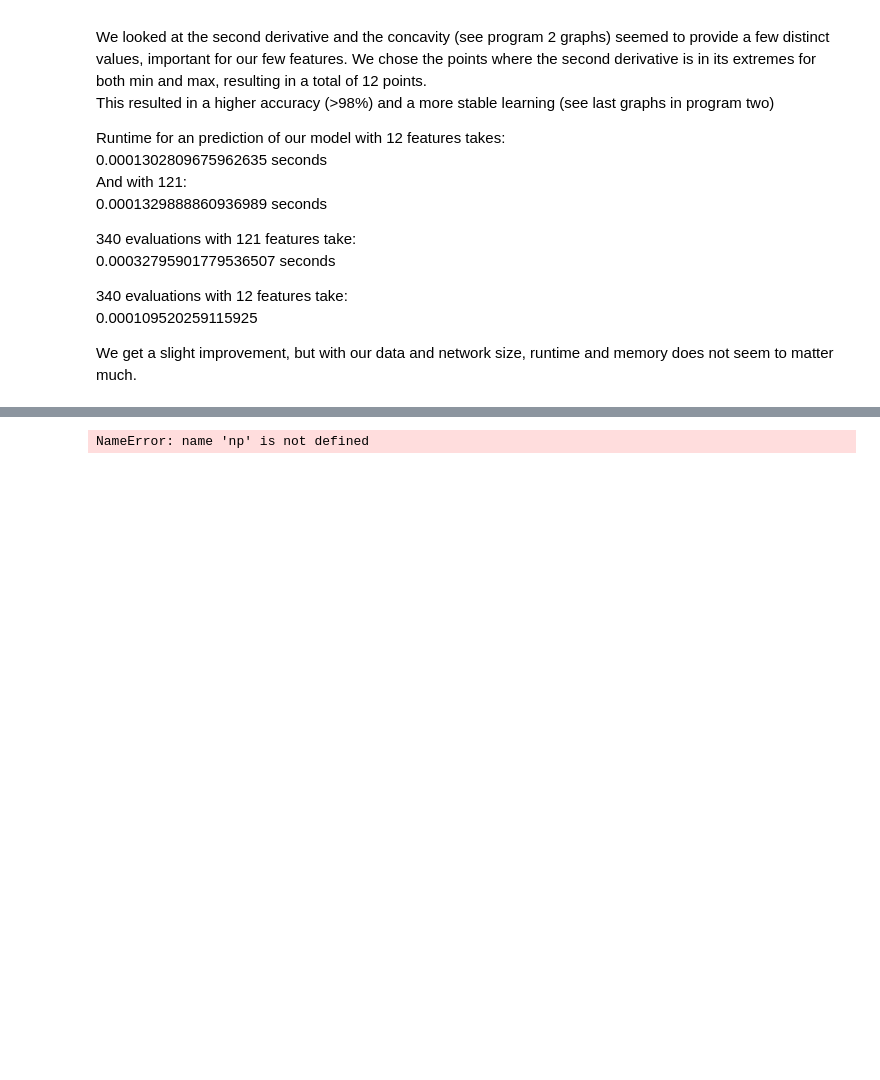
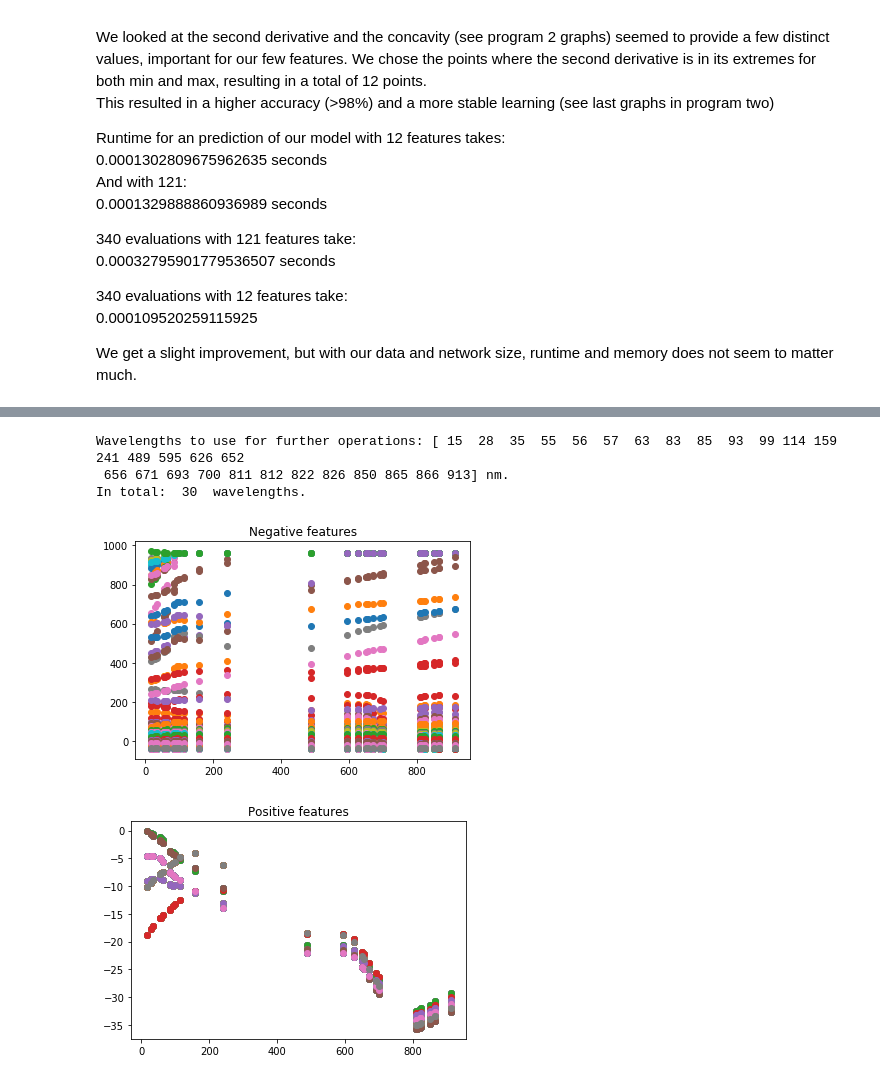
Before and after one commit to Genises/H-BRS_NeuralNetworks, a Jupyter notebook: NN_Project_29.10.2018.ipynb, the cells around one changed output, grey strips where cells are left out. Saved outputs shown, nothing was run; the diff lists cells and outputs as text; code cells hidden in the pictures; blank space fills up the shorter version.

```diff
--- a/NN_Project_29.10.2018.ipynb
+++ b/NN_Project_29.10.2018.ipynb
@@ -241,59 +272,84 @@ NameError: name 'np' is not defined
 # %%
 #--------------------------------------------------------------------------------Split Up Data
-#hardcoded
-# Get gradients
-#maxGradients = gradientData.argmax(axis=1)
-#minGradients = gradientData.argmin(axis=1)
-#smallXValues = np.append(maxGradients,minGradients,axis=0)
 
-number_of_values = 5
+number_of_wavelengths = 30 # only even number
+test_set_split = 0.1
 
-maxGradients = np.array([], dtype=np.int)
-minGradients = np.array([], dtype=np.int)
-for entry in gradientData:
-    maxGradients = np.append(maxGradients, entry.argsort()[-number_of_values:][::-1])
-    minGradients = np.append(minGradients, entry.argsort()[:number_of_values])
+number_of_wavelengths = int(number_of_wavelengths / 2)
+
+#maxGradients = np.array([], dtype=np.int)
+#minGradients = np.array([], dtype=np.int)
+
+# Stores maxum gradient change per wavelength over all data
+maxGradients = {}
+minGradients = {}
+
+# Gradients per dataSet
+for entry in np.concatenate([gradientData_new, gradientData_old]):
+    g_max_ind = entry.argsort()[-number_of_values:][::-1][0]
+    g_min_ind = entry.argsort()[:number_of_values][0]
+    if g_max_ind in maxGradients:
+        maxGradients[g_max_ind] = max(maxGradients[g_max_ind], entry[g_max_ind])
+    else:
+        maxGradients[g_max_ind] = entry[g_max_ind]
+    if g_min_ind in minGradients:
+        minGradients[g_min_ind] = min(minGradients[g_min_ind], entry[g_min_ind])
+    else:
+        minGradients[g_min_ind] = entry[g_min_ind]
+    #maxGradients = np.append(maxGradients, entry.argsort()[-number_of_values:][::-1])
+    #minGradients = np.append(minGradients, entry.argsort()[:number_of_values])
+
+maxGradients = sorted(maxGradients.items(), key=lambda kv: kv[1])
+minGradients = sorted(minGradients.items(), key=lambda kv: kv[1])
+
+maxGradients = maxGradients[0:number_of_wavelengths]
+minGradients = minGradients[0:number_of_wavelengths]
+
+# Only keep wavelength
+maxGradients = [row[0] for row in maxGradients]
+minGradients = [row[0] for row in minGradients]
 
 smallXValues = np.append(maxGradients,minGradients,axis=0)
 
 # Remove duplicate wavelenghts
 smallXValues = np.unique(smallXValues)
 print("Wavelengths to use for further operations:", smallXValues, "nm.")
+print("In total: ", len(smallXValues), " wavelengths.")
 
 # Small features = only wavelengths where gradient is max or min
-smallFeaturesPositiveReal = dataPositivesOld[:,smallXValues]
-smallFeaturesPositive = np.tile(smallFeaturesPositiveReal,(28,1)) #Increase positives to deal with unbalance class
-smallFeature = dataNegativesOld[:,smallXValues]
+smallFeaturesPositiveReal = np.concatenate([dataPositivesOld[:,smallXValues], dataPositivesNew[:,smallXValues]])
+#smallFeaturesPositive = np.tile(smallFeaturesPositiveReal,(28,1)) #Increase positives to deal with unbalance class
+smallFeature = np.concatenate([dataNegativesOld[:,smallXValues], dataNegativesNew[:,smallXValues]])
 
 #[1,0] is dead, [0.1] alive
 #CompleteSet Small Version
 compSet = np.append(smallFeature, smallFeaturesPositive ,axis=0)
 classifcSet = np.append(np.tile([1,0],(smallFeature.shape[0],1)),np.tile([0,1],(smallFeaturesPositive.shape[0],1)),axis=0)
 
 #shuffle data together
 mix = np.random.permutation(len(compSet))
 compSet = compSet[mix]
 classifcSet = classifcSet[mix]
 
 #Split in training and test Data
 #trainingSet = compSet[:200]
 #trainingLabelSet =  classifcSet[:200]
 
-trainingSet = compSet[:300]
-trainingLabelSet =  classifcSet[:300]
+training_set_split = int(compSet.shape[0] * (1 - test_set_split))
+trainingSet = compSet[:training_set_split]
+trainingLabelSet =  classifcSet[:training_set_split]
 
 #validationSet = compSet[200:300]
 #validationLabelSet = classifcSet[200:300]
 
-testSet = compSet[300:]
-testLabelSet = classifcSet[300:]
-
-print(smallXValues.shape)
-print(trainingSet.shape)
-print(smallFeature.shape)
-print(smallFeaturesPositive.shape)
+testSet = compSet[training_set_split + 1:]
+testLabelSet = classifcSet[training_set_split + 1:]
 
 plottSpectrals(smallXValues,smallFeature, "Negative features", "o")
 plottSpectrals(smallXValues,smallFeaturesPositive, "Positive features", "o")
 # %% [output]
-NameError: name 'np' is not defined
+Wavelengths to use for further operations: [ 15  28  35  55  56  57  63  83  85  93  99 114 159 241 489 595 626 652
+ 656 671 693 700 811 812 822 826 850 865 866 913] nm.
+In total:  30  wavelengths.
+[figure, added]
+[figure, added]
```
Also changed, not shown: parts of 19 cells of this notebook.
